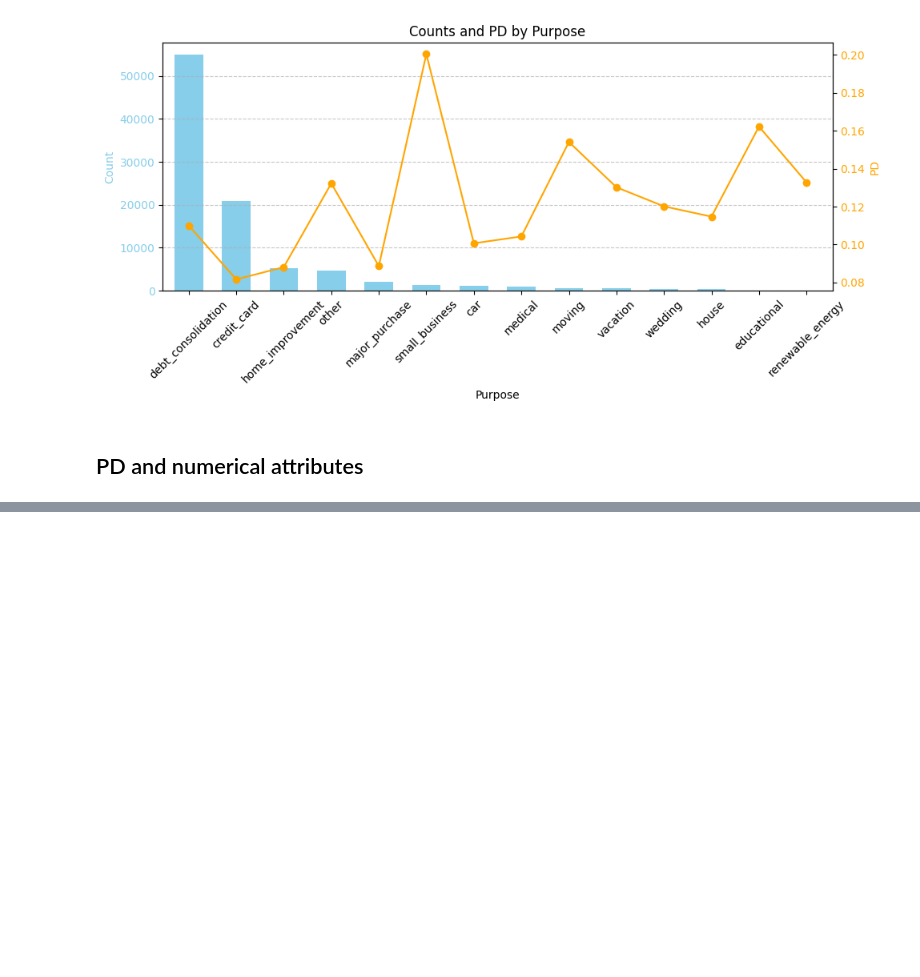
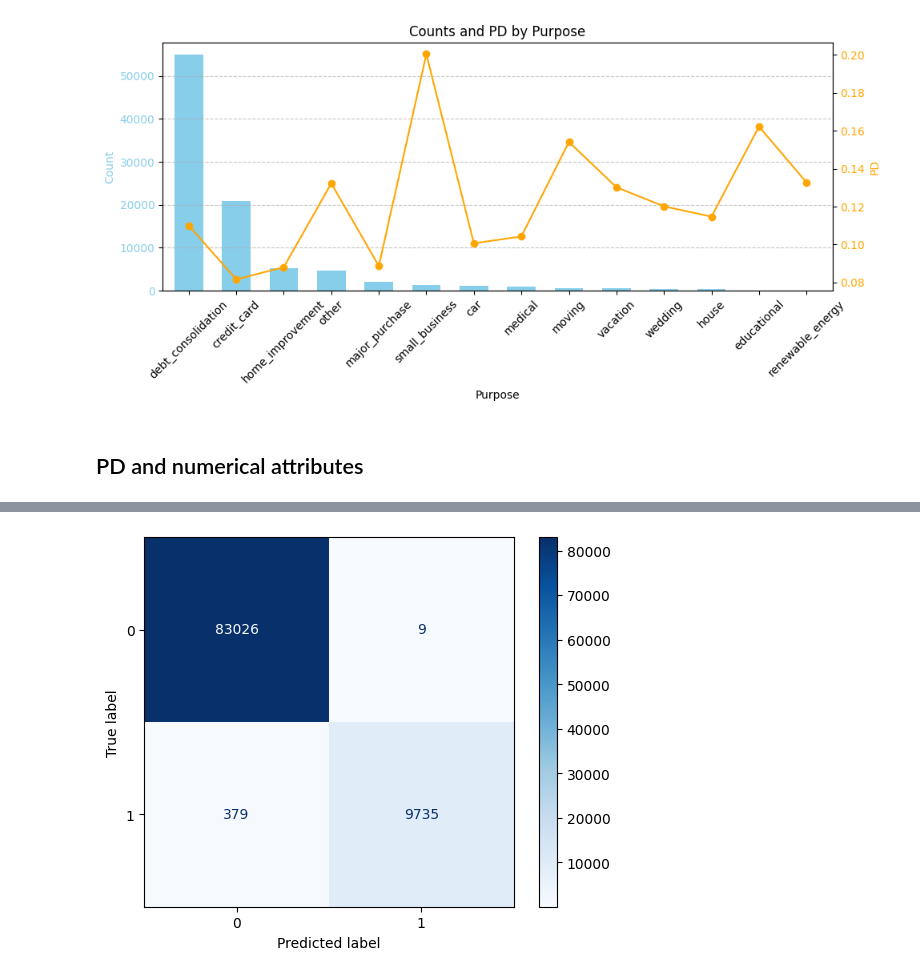
Before and after one commit to MYOUSSF/CreditRisk, a Jupyter notebook: Probability_of_Default_Modelling.ipynb, the cells around one changed output, grey strips where cells are left out. Cells and saved outputs as stored; diff of their text form; code cells hidden in the pictures; blank space fills up the shorter version.

```diff
--- a/Probability_of_Default_Modelling.ipynb
+++ b/Probability_of_Default_Modelling.ipynb
@@ -1193,0 +1227,38 @@ plot_PD_by_continuous(X, features, 'PD', n_cols=3, bins=20)
+# %%
+most_important = ['Since_last_pymnt', 'total_rec_prncp', 'installment', 'funded_amnt',
+ 'last_pymnt_amnt', 'out_prncp', 'Since_issue_d', 'default']
+
+# most_important = ['total_rec_prncp', 'last_pymnt_amnt', 'Since_issue_d', 'Since_last_pymnt',
+# 'installment', 'funded_amnt', 'out_prncp', 'sub_grade', 'addr_state', 'total_rec_late_fee',
+# 'total_rec_int', 'funded_amnt_inv', 'Since_earliest_cr_line', 'revol_util', 'dti',
+# 'out_prncp_inv', 'int_rate', 'revol_bal', 'total_rev_hi_lim', 'tot_cur_bal', 'default']
+
+X = df[most_important].copy()
+# %%
+y = X['default']               # Target variable
+X = X.drop('default', axis=1)  # Features
+
+
+# Convert categorical columns to 'category' dtype
+for col in X.select_dtypes('O').columns:
+    X[col] = X[col].astype('category')
+
+# Split the data into training and testing sets
+X_train, X_test, y_train, y_test = train_test_split(
+    X, y, test_size=0.2, random_state=42, stratify=y)
+
+# Create and train the XGBoost model with categorical handling
+model = xgb.XGBClassifier(use_label_encoder=False,
+            eval_metric='logloss',
+            scale_pos_weight=(y_train.value_counts()[1] / y_train.value_counts()[0]),
+            enable_categorical=True)
+
+model.fit(X_train, y_train)
+
+# Make predictions on the test set
+y_pred = model.predict(X_test)
+
+# Evaluate the model
+accuracy = accuracy_score(y_test, y_pred)
+print(f"Accuracy: {accuracy:.2f}")
+print(classification_report(y_test, y_pred))
@@ -1193,0 +1278,7 @@ plot_PD_by_continuous(X, features, 'PD', n_cols=3, bins=20)
+# %%
+cm = confusion_matrix(y_test, y_pred)
+disp = ConfusionMatrixDisplay(confusion_matrix=cm, display_labels=model.classes_)
+disp.plot(cmap='Blues')
+plt.show()
+# %% [output]
+[figure, added]
```
Also changed, not shown: parts of 10 cells of this notebook.
